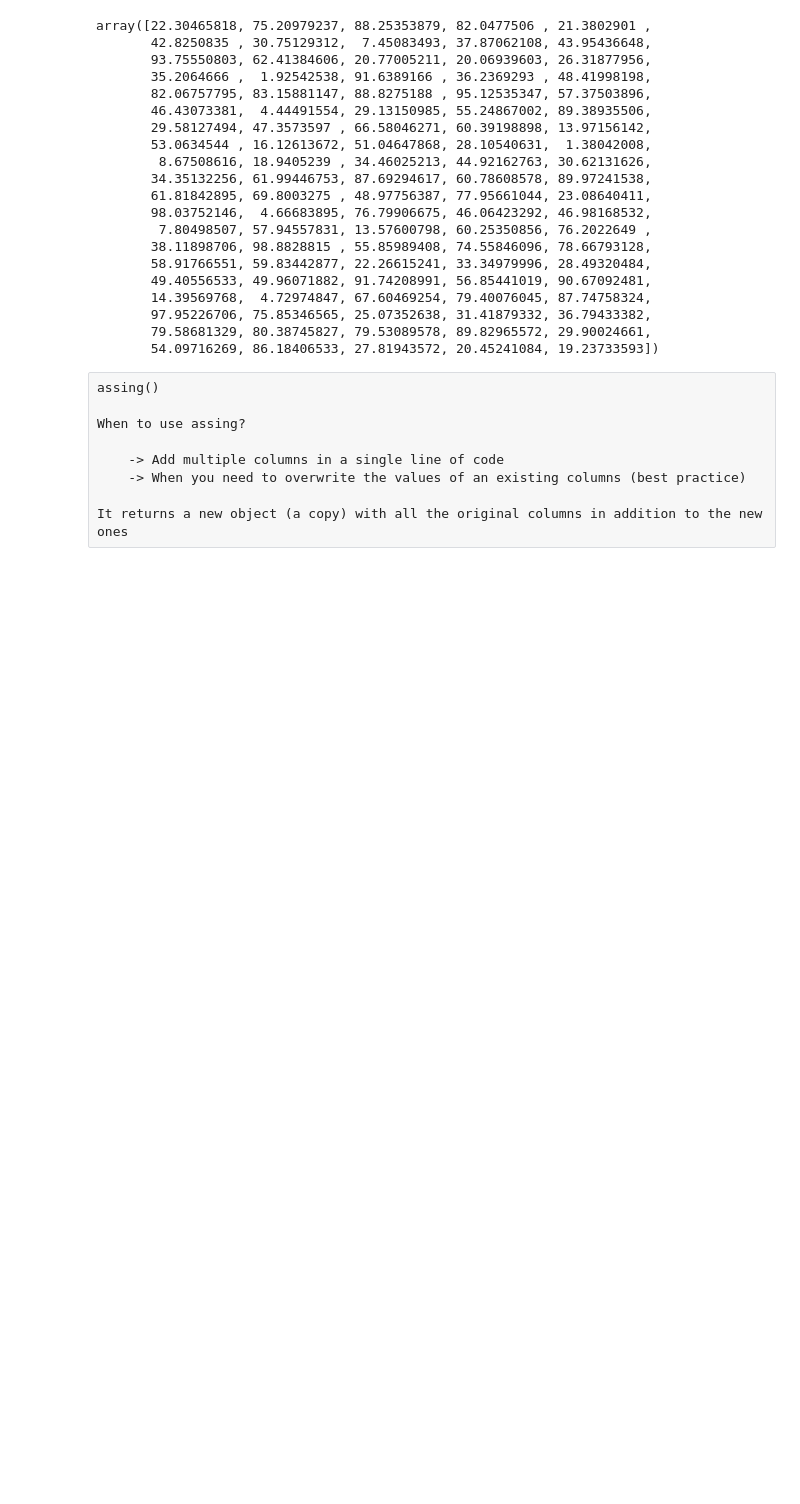
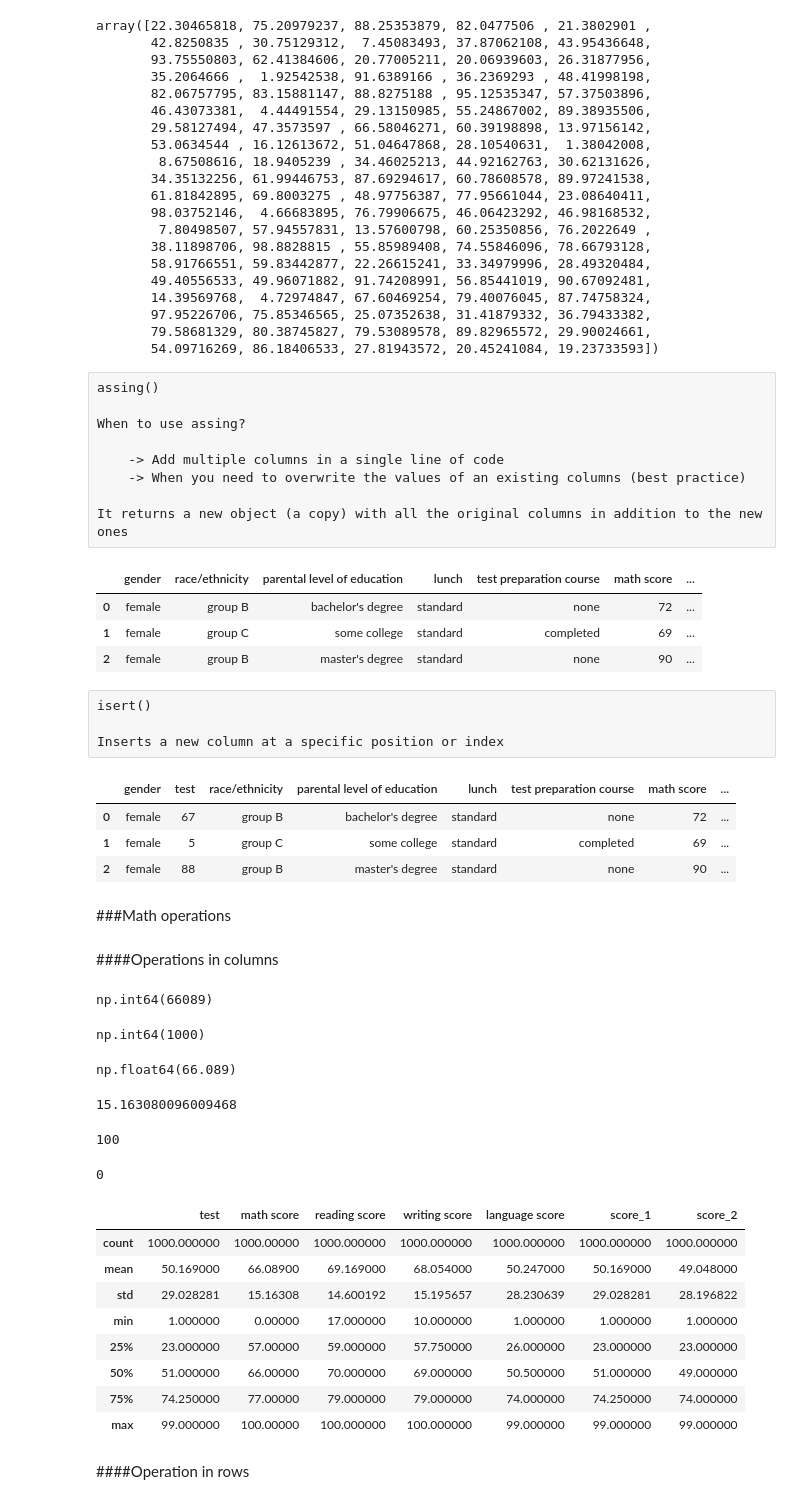
Before and after one commit to leandroclv/python_data_science_ML_bootcamp_udemy, a Jupyter notebook: intro_pandas_numpy/introduction_pandas_numpy.ipynb, the cells around one changed output. Cells and saved outputs as stored; diff of their text form; code cells hidden in the pictures; blank space fills up the shorter version.

```diff
--- a/intro_pandas_numpy/introduction_pandas_numpy.ipynb
+++ b/intro_pandas_numpy/introduction_pandas_numpy.ipynb
@@ -403,3 +399,78 @@ When to use assing?
     -> When you need to overwrite the values of an existing columns (best practice)
 
 It returns a new object (a copy) with all the original columns in addition to the new ones
+# %%
+#Create random numbers for our new score columns
+score_1 = np.random.randint(1,100, size=1000)
+score_2 = np.random.randint(1,100, size=1000)
+# %%
+#Create a series using the random numbers
+series_1 = pd.Series(score_1, index=np.arange(0, 1000))
+series_2 = pd.Series(score_2, index=np.arange(0, 1000))
+# %%
+#Using assign() to add multiple columns
+df_exams = df_exams.assign(score_1= series_1,score_2 = series_2)
+df_exams.head(3)
+# %% [output]
+|  | gender | race/ethnicity | parental level of education | lunch | test preparation course | math score | ... |
+| 0 | female | group B | bachelor's degree | standard | none | 72 | ... |
+| 1 | female | group C | some college | standard | completed | 69 | ... |
+| 2 | female | group B | master's degree | standard | none | 90 | ... |
+# %% [raw]
+isert()
+
+Inserts a new column at a specific position or index
+# %%
+#Using index() to add a column at a specific position
+df_exams.insert(1, 'test', series_1) #(número do índice, nome da coluna, valor da coluna)
+df_exams.head(3)
+# %% [output]
+|  | gender | test | race/ethnicity | parental level of education | lunch | test preparation course | math score | ... |
+| 0 | female | 67 | group B | bachelor's degree | standard | none | 72 | ... |
+| 1 | female | 5 | group C | some college | standard | completed | 69 | ... |
+| 2 | female | 88 | group B | master's degree | standard | none | 90 | ... |
+# %% [markdown]
+###Math operations
+# %% [markdown]
+####Operations in columns
+# %%
+#Select a column and calculate total sum
+df_exams['math score'].sum()
+# %% [output]
+np.int64(66089)
+# %%
+#count, mean, std, max, and min of a column
+df_exams['math score'].count()
+# %% [output]
+np.int64(1000)
+# %%
+df_exams['math score'].mean()
+# %% [output]
+np.float64(66.089)
+# %%
+df_exams['math score'].std()
+# %% [output]
+15.163080096009468
+# %%
+df_exams['math score'].max()
+# %% [output]
+100
+# %%
+df_exams['math score'].min()
+# %% [output]
+0
+# %%
+#easier calculation with .describbe()
+df_exams.describe()
+# %% [output]
+|  | test | math score | reading score | writing score | language score | score_1 | score_2 |
+| count | 1000.000000 | 1000.00000 | 1000.000000 | 1000.000000 | 1000.000000 | 1000.000000 | 1000.000000 |
+| mean | 50.169000 | 66.08900 | 69.169000 | 68.054000 | 50.247000 | 50.169000 | 49.048000 |
+| std | 29.028281 | 15.16308 | 14.600192 | 15.195657 | 28.230639 | 29.028281 | 28.196822 |
+| min | 1.000000 | 0.00000 | 17.000000 | 10.000000 | 1.000000 | 1.000000 | 1.000000 |
+| 25% | 23.000000 | 57.00000 | 59.000000 | 57.750000 | 26.000000 | 23.000000 | 23.000000 |
+| 50% | 51.000000 | 66.00000 | 70.000000 | 69.000000 | 50.500000 | 51.000000 | 49.000000 |
+| 75% | 74.250000 | 77.00000 | 79.000000 | 79.000000 | 74.000000 | 74.250000 | 74.000000 |
+| max | 99.000000 | 100.00000 | 100.000000 | 100.000000 | 99.000000 | 99.000000 | 99.000000 |
+# %% [markdown]
+####Operation in rows
```
Also changed, not shown: parts of 10 cells of this notebook.
